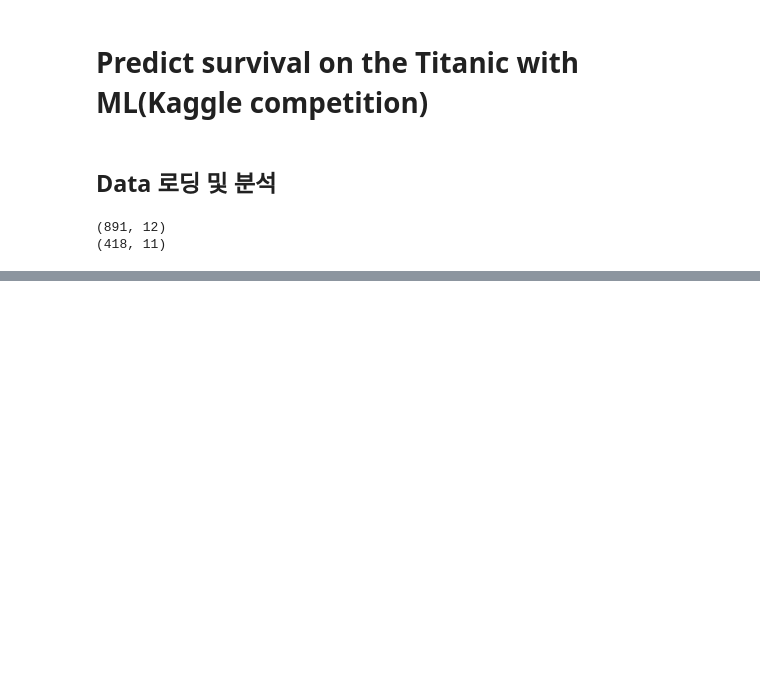
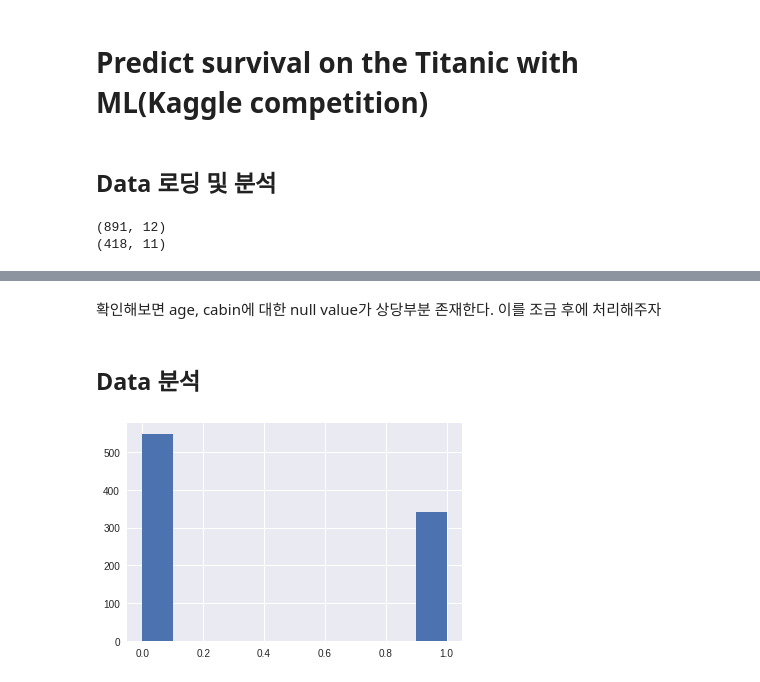
Before and after one commit to rjsdn31536/titanic_kaggle, a Jupyter notebook: titanic_kaggle.ipynb, the cells around one changed output, grey strips where cells are left out. Drawn from its saved outputs; the diff is of its cells as text; code cells hidden in the pictures; blank space fills up the shorter version.

Commit message:
데이터 시각화, cabin 예측중

```diff
--- a/titanic_kaggle.ipynb
+++ b/titanic_kaggle.ipynb
@@ -35,0 +96,9 @@ print(data_test.shape)
+# %% [markdown]
+확인해보면 age, cabin에 대한 null value가 상당부분 존재한다. 이를 조금 후에 처리해주자
+# %% [markdown]
+## Data 분석
+# %%
+plt.hist(data_train["Survived"])
+plt.show()
+# %% [output]
+[figure, added]
```
Also changed, not shown: parts of 26 cells of this notebook.
